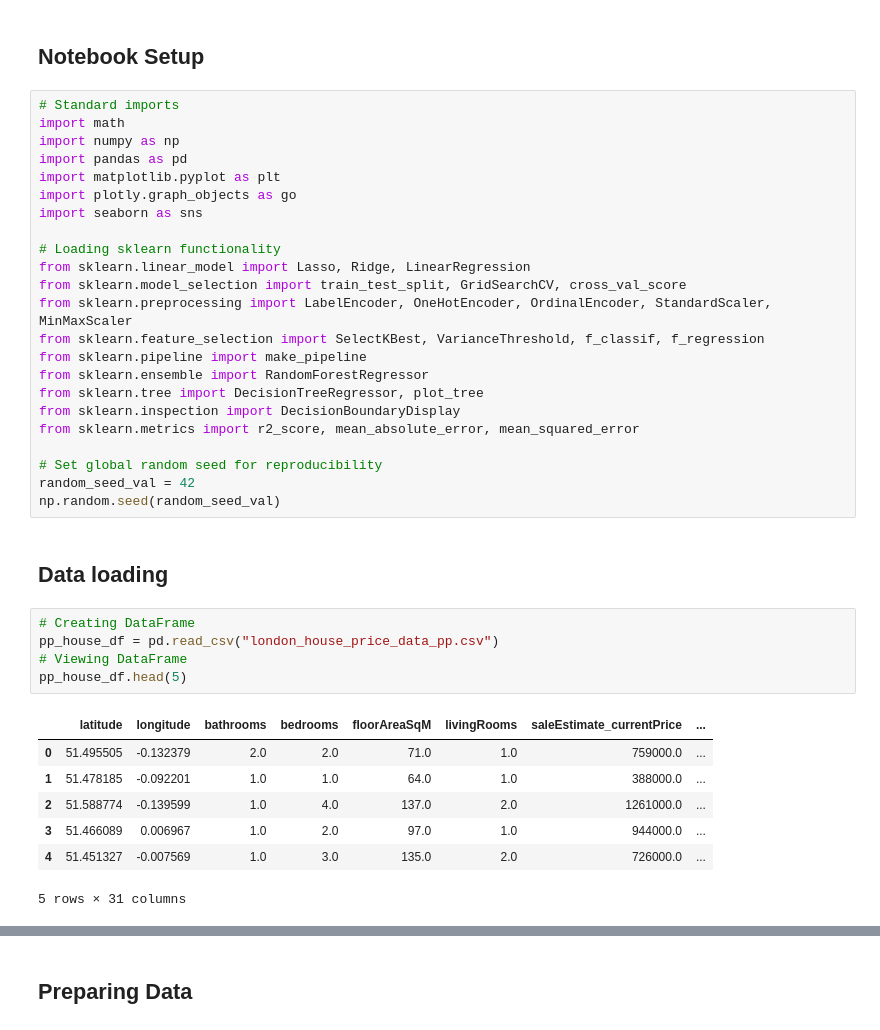
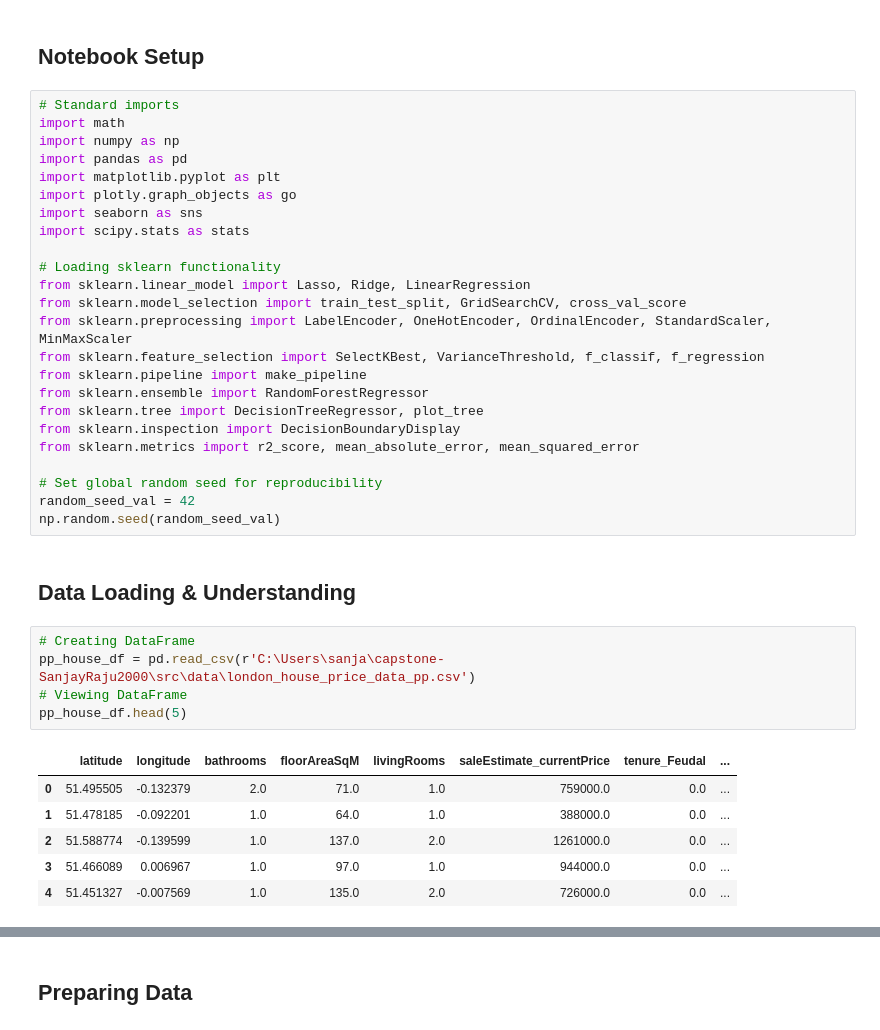
Before and after one commit to SanjayRaju2000/London-House-Price-Prediction, a Jupyter notebook: notebooks/05-non-linear-modelling.ipynb, the cells around one changed output, grey strips where cells are left out. Saved outputs shown, nothing was run; the diff lists cells and outputs as text.

```diff
--- a/notebooks/05-non-linear-modelling.ipynb
+++ b/notebooks/05-non-linear-modelling.ipynb
@@ -16,6 +13,7 @@ import pandas as pd
 import matplotlib.pyplot as plt
 import plotly.graph_objects as go
 import seaborn as sns
+import scipy.stats as stats
 
 # Loading sklearn functionality
 from sklearn.linear_model import Lasso, Ridge, LinearRegression
@@ -32,20 +30,19 @@ from sklearn.metrics import r2_score, mean_absolute_error, mean_squared_error
 random_seed_val = 42
 np.random.seed(random_seed_val)
 # %% [markdown]
-## Data loading
+## Data Loading & Understanding
 # %%
 # Creating DataFrame
-pp_house_df = pd.read_csv("london_house_price_data_pp.csv")
+pp_house_df = pd.read_csv(r'C:\Users\sanja\capstone-SanjayRaju2000\src\data\london_house_price_data_pp.csv')
 # Viewing DataFrame
 pp_house_df.head(5)
 # %% [output]
-|  | latitude | longitude | bathrooms | bedrooms | floorAreaSqM | livingRooms | saleEstimate_currentPrice | ... |
-| 0 | 51.495505 | -0.132379 | 2.0 | 2.0 | 71.0 | 1.0 | 759000.0 | ... |
-| 1 | 51.478185 | -0.092201 | 1.0 | 1.0 | 64.0 | 1.0 | 388000.0 | ... |
-| 2 | 51.588774 | -0.139599 | 1.0 | 4.0 | 137.0 | 2.0 | 1261000.0 | ... |
-| 3 | 51.466089 | 0.006967 | 1.0 | 2.0 | 97.0 | 1.0 | 944000.0 | ... |
-| 4 | 51.451327 | -0.007569 | 1.0 | 3.0 | 135.0 | 2.0 | 726000.0 | ... |
+|  | latitude | longitude | bathrooms | floorAreaSqM | livingRooms | saleEstimate_currentPrice | tenure_Feudal | ... |
+| 0 | 51.495505 | -0.132379 | 2.0 | 71.0 | 1.0 | 759000.0 | 0.0 | ... |
+| 1 | 51.478185 | -0.092201 | 1.0 | 64.0 | 1.0 | 388000.0 | 0.0 | ... |
+| 2 | 51.588774 | -0.139599 | 1.0 | 137.0 | 2.0 | 1261000.0 | 0.0 | ... |
+| 3 | 51.466089 | 0.006967 | 1.0 | 97.0 | 1.0 | 944000.0 | 0.0 | ... |
+| 4 | 51.451327 | -0.007569 | 1.0 | 135.0 | 2.0 | 726000.0 | 0.0 | ... |
-5 rows × 31 columns
 # %%
 # Columns and data types
 pp_house_df.info()
```
Also changed, not shown: parts of 51 cells of this notebook.
